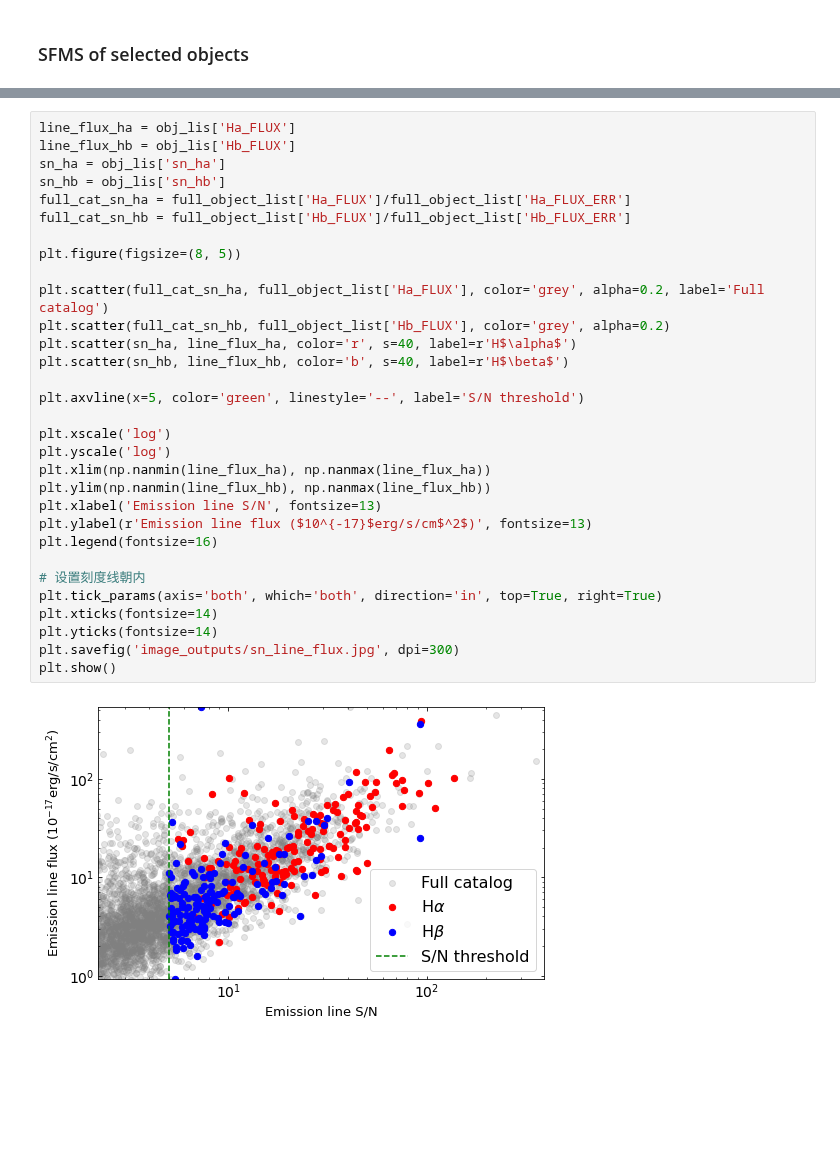
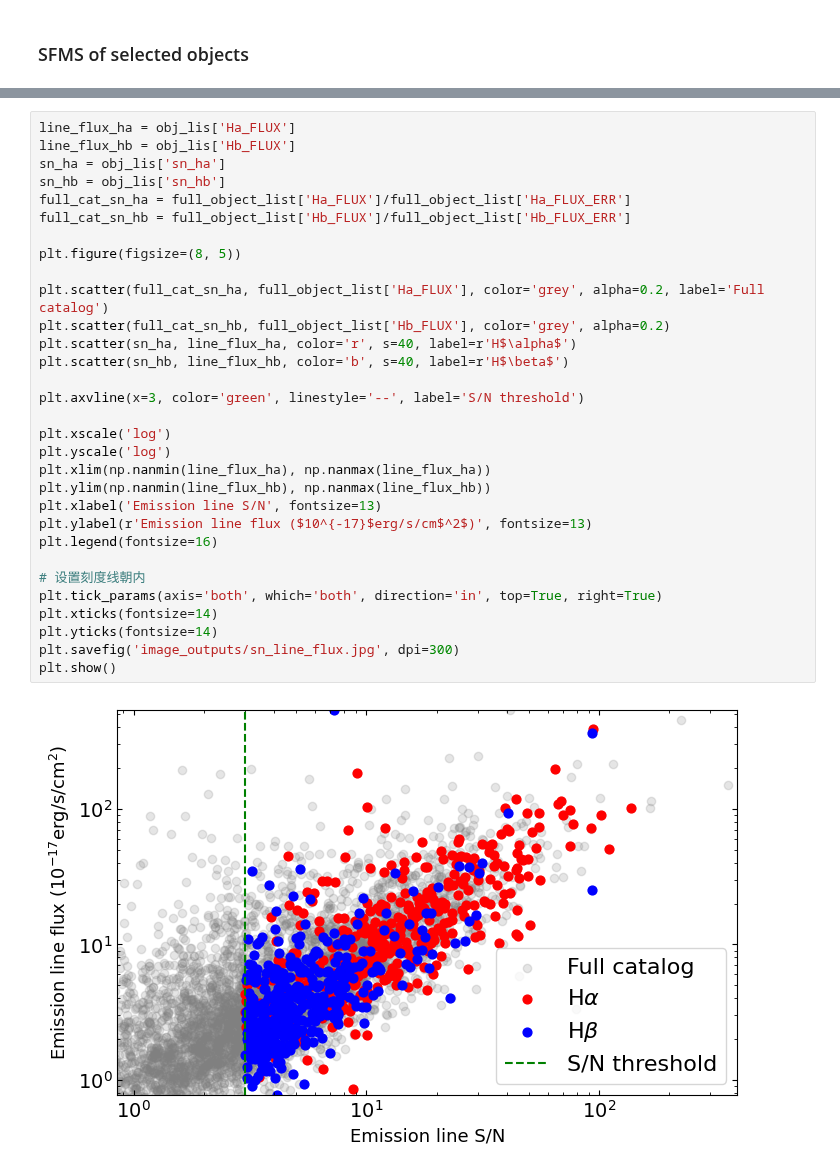
Before and after one commit to 2003cy/Balmer-Decrement-CLEAR, a Jupyter notebook: 2_object_z_sfr.ipynb, the cells around one changed output, grey strips where cells are left out. Saved outputs shown, nothing was run; the diff lists cells and outputs as text; blank space fills up the shorter version.

```diff
--- a/2_object_z_sfr.ipynb
+++ b/2_object_z_sfr.ipynb
@@ -228,35 +133,35 @@ plt.show()
 line_flux_ha = obj_lis['Ha_FLUX']
 line_flux_hb = obj_lis['Hb_FLUX']
 sn_ha = obj_lis['sn_ha']
 sn_hb = obj_lis['sn_hb']
 full_cat_sn_ha = full_object_list['Ha_FLUX']/full_object_list['Ha_FLUX_ERR']
 full_cat_sn_hb = full_object_list['Hb_FLUX']/full_object_list['Hb_FLUX_ERR']
 
 plt.figure(figsize=(8, 5))
 
 plt.scatter(full_cat_sn_ha, full_object_list['Ha_FLUX'], color='grey', alpha=0.2, label='Full catalog')
 plt.scatter(full_cat_sn_hb, full_object_list['Hb_FLUX'], color='grey', alpha=0.2)
 plt.scatter(sn_ha, line_flux_ha, color='r', s=40, label=r'H$\alpha$')
 plt.scatter(sn_hb, line_flux_hb, color='b', s=40, label=r'H$\beta$')
 
-plt.axvline(x=5, color='green', linestyle='--', label='S/N threshold')
+plt.axvline(x=3, color='green', linestyle='--', label='S/N threshold')
 
 plt.xscale('log')
 plt.yscale('log')
 plt.xlim(np.nanmin(line_flux_ha), np.nanmax(line_flux_ha))
 plt.ylim(np.nanmin(line_flux_hb), np.nanmax(line_flux_hb))
 plt.xlabel('Emission line S/N', fontsize=13)
 plt.ylabel(r'Emission line flux ($10^{-17}$erg/s/cm$^2$)', fontsize=13)
 plt.legend(fontsize=16)
 
 # 设置刻度线朝内
 plt.tick_params(axis='both', which='both', direction='in', top=True, right=True)
 plt.xticks(fontsize=14)
 plt.yticks(fontsize=14)
 plt.savefig('image_outputs/sn_line_flux.jpg', dpi=300)
 plt.show()
 # %% [output]
-[figure, old version]
+[figure, new version]
 # %%
 logmass = np.log10(obj_lis['mass'])
 logsfr  = np.log10(obj_lis['sfr'])
```
Also changed, not shown: parts of 10 cells of this notebook, 33 other files.
